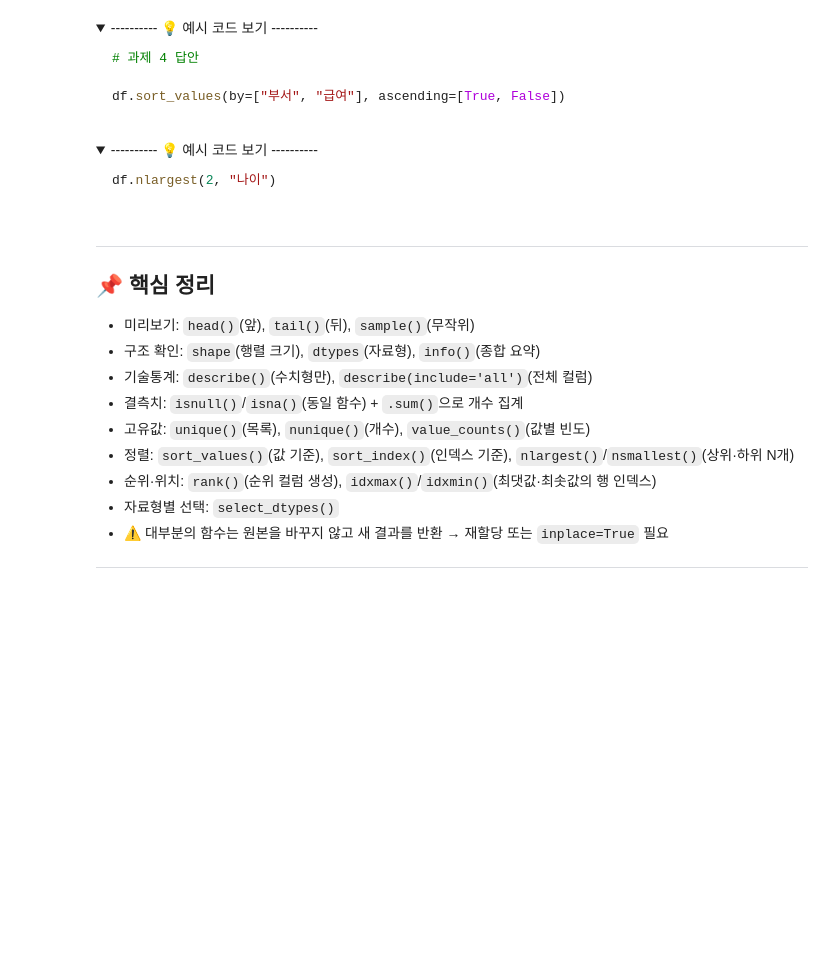
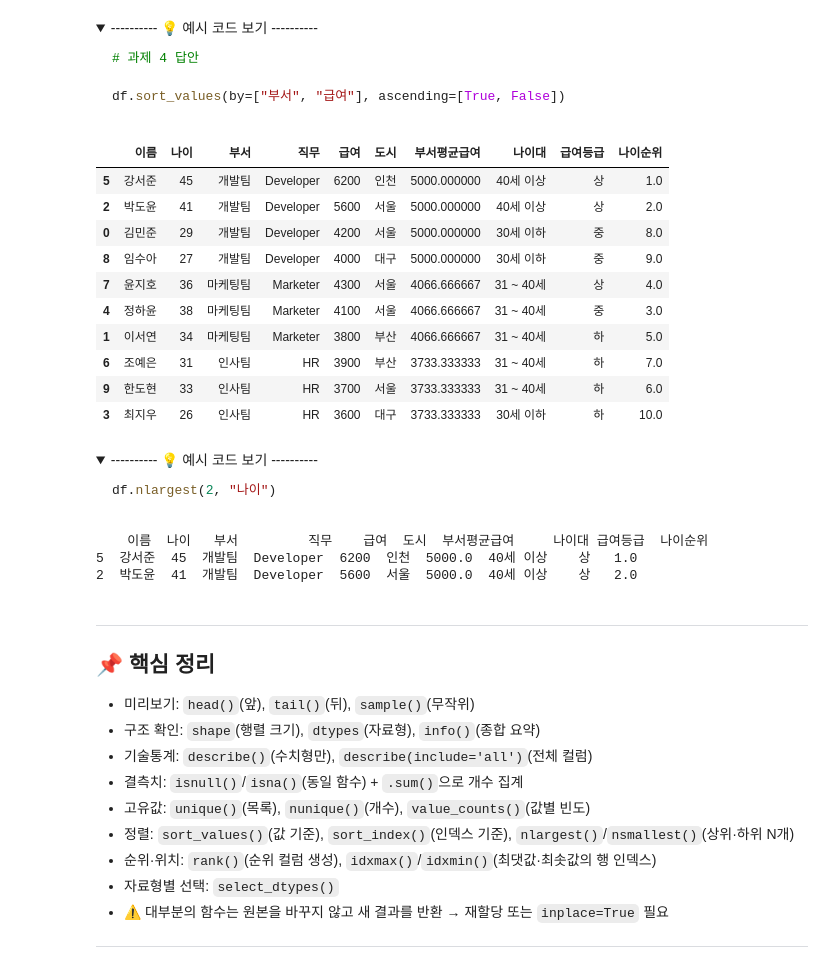
Before and after one commit to qnrPwjd/EST_AI_Challengers_Code, a Jupyter notebook: Week2/CH07_EDA_기술통계분석.ipynb, the cells around one changed output. Drawn from its saved outputs; the diff is of its cells as text; code cells hidden in the pictures; folded sections open; blank space fills up the shorter version.

```diff
--- a/Week2/CH07_EDA_기술통계분석.ipynb
+++ b/Week2/CH07_EDA_기술통계분석.ipynb
@@ -317,3 +470,6 @@ print(df["급여"].rank(ascending=False, method="min"))      # 동점자는 같
 </details>
 # %%
 # 코드 입력
+df["급여순위"] = df["급여"].rank(ascending = False)
+
+print(df[["이름", "급여", "급여순위"]].sort_values("급여순위"))
@@ -519,3 +812,5 @@ print(df[["이름", "나이", "나이순위"]].sort_values("나이순위"))
 </details>
 # %%
 # 코드 입력
+df['나이순위'] = df['나이'].rank(ascending = False)
+print(df[['이름', '나이', '나이순위']].sort_values('나이순위'))
@@ -611,6 +966,19 @@ df.sort_values(by=["부서", "급여"], ascending=[True, False])
 </details>
 # %%
 # 코드 입력
+df.sort_values(['부서', '급여'], ascending = [True, False])
+# %% [output]
+|  | 이름 | 나이 | 부서 | 직무 | 급여 | 도시 | 부서평균급여 | 나이대 | 급여등급 | 나이순위 |
+| 5 | 강서준 | 45 | 개발팀 | Developer | 6200 | 인천 | 5000.000000 | 40세 이상 | 상 | 1.0 |
+| 2 | 박도윤 | 41 | 개발팀 | Developer | 5600 | 서울 | 5000.000000 | 40세 이상 | 상 | 2.0 |
+| 0 | 김민준 | 29 | 개발팀 | Developer | 4200 | 서울 | 5000.000000 | 30세 이하 | 중 | 8.0 |
+| 8 | 임수아 | 27 | 개발팀 | Developer | 4000 | 대구 | 5000.000000 | 30세 이하 | 중 | 9.0 |
+| 7 | 윤지호 | 36 | 마케팅팀 | Marketer | 4300 | 서울 | 4066.666667 | 31 ~ 40세 | 상 | 4.0 |
+| 4 | 정하윤 | 38 | 마케팅팀 | Marketer | 4100 | 서울 | 4066.666667 | 31 ~ 40세 | 중 | 3.0 |
+| 1 | 이서연 | 34 | 마케팅팀 | Marketer | 3800 | 부산 | 4066.666667 | 31 ~ 40세 | 하 | 5.0 |
+| 6 | 조예은 | 31 | 인사팀 | HR | 3900 | 부산 | 3733.333333 | 31 ~ 40세 | 하 | 7.0 |
+| 9 | 한도현 | 33 | 인사팀 | HR | 3700 | 서울 | 3733.333333 | 31 ~ 40세 | 하 | 6.0 |
+| 3 | 최지우 | 26 | 인사팀 | HR | 3600 | 대구 | 3733.333333 | 30세 이하 | 하 | 10.0 |
 # %%
 # 과제 5
 # nlargest()를 이용해 나이가 가장 많은 상위 2명을 확인하세요
@@ -625,6 +993,11 @@ df.nlargest(2, "나이")
 </details>
 # %%
 # 코드 입력
+print(df.nlargest(2, '나이'))
+# %% [output]
+    이름  나이   부서         직무    급여  도시  부서평균급여     나이대 급여등급  나이순위
+5  강서준  45  개발팀  Developer  6200  인천  5000.0  40세 이상    상   1.0
+2  박도윤  41  개발팀  Developer  5600  서울  5000.0  40세 이상    상   2.0
 # %% [markdown]
 ---
 
```
Also changed, not shown: parts of 78 cells of this notebook, 1 other file.
